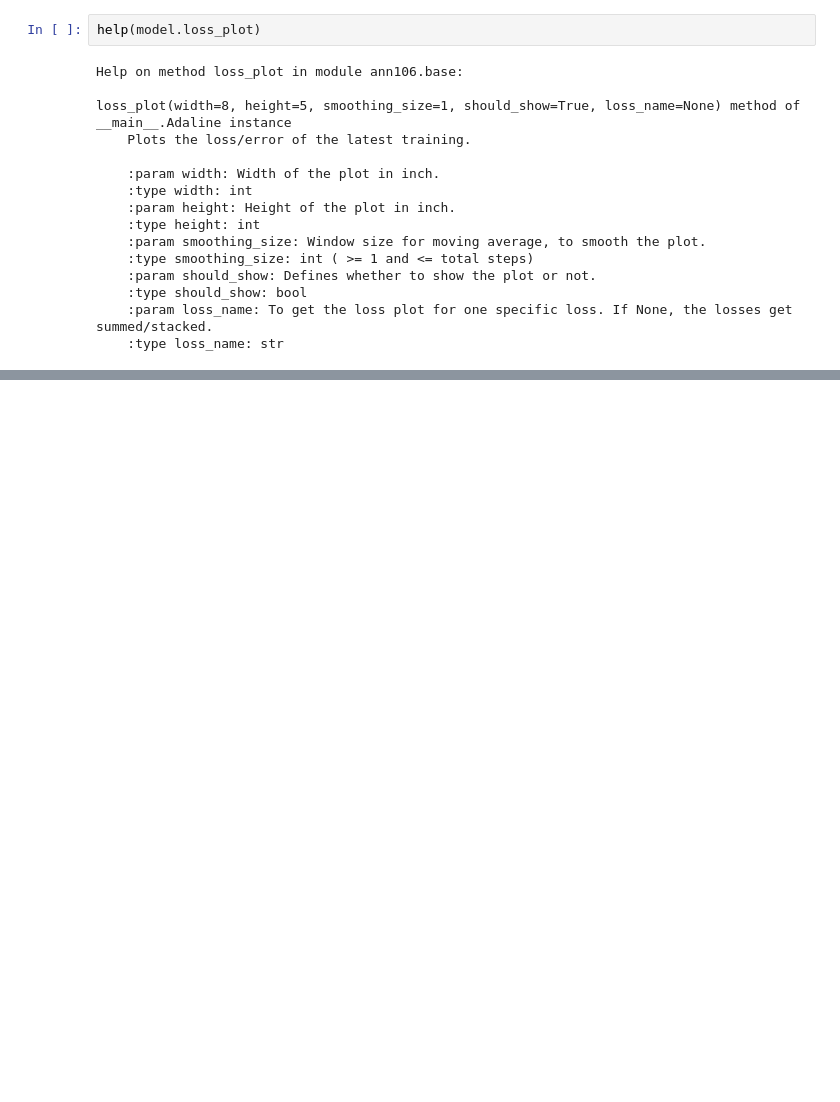
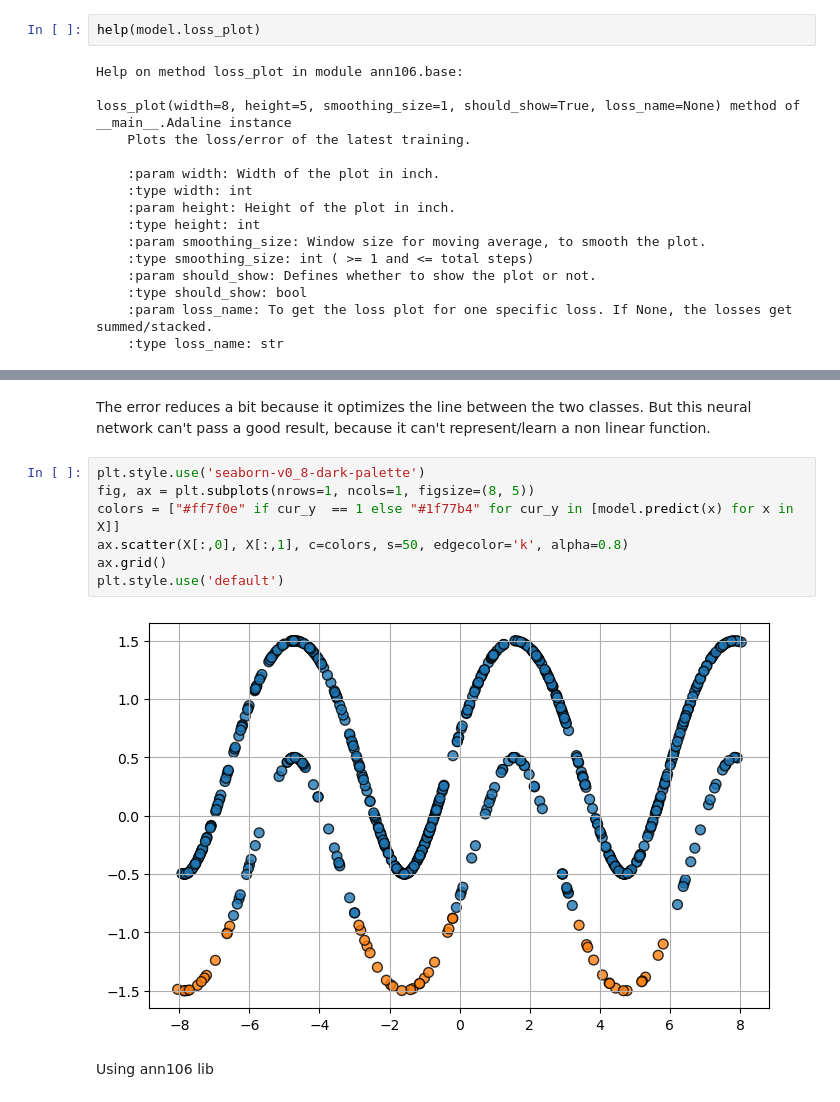
Before and after one commit to xXAI-botXx/ANN-106, a Jupyter notebook: src/test-notebooks/Simple-Adaline.ipynb, the cells around one changed output, grey strips where cells are left out. Saved outputs shown, nothing was run; the diff lists cells and outputs as text; blank space fills up the shorter version.

```diff
--- a/src/test-notebooks/Simple-Adaline.ipynb
+++ b/src/test-notebooks/Simple-Adaline.ipynb
@@ -127,0 +155,13 @@ model.loss_plot(smoothing_size=250)
+# %% [markdown]
+The error reduces a bit because it optimizes the line between the two classes. But this neural network can't pass a good result, because it can't represent/learn a non linear function.
+# %%
+plt.style.use('seaborn-v0_8-dark-palette')
+fig, ax = plt.subplots(nrows=1, ncols=1, figsize=(8, 5))
+colors = ["#ff7f0e" if cur_y  == 1 else "#1f77b4" for cur_y in [model.predict(x) for x in X]]
+ax.scatter(X[:,0], X[:,1], c=colors, s=50, edgecolor='k', alpha=0.8)
+ax.grid()
+plt.style.use('default')
+# %% [output]
+[figure, added]
+# %% [markdown]
+Using ann106 lib
```
Also changed, not shown: parts of 12 cells of this notebook, 8 other files.
